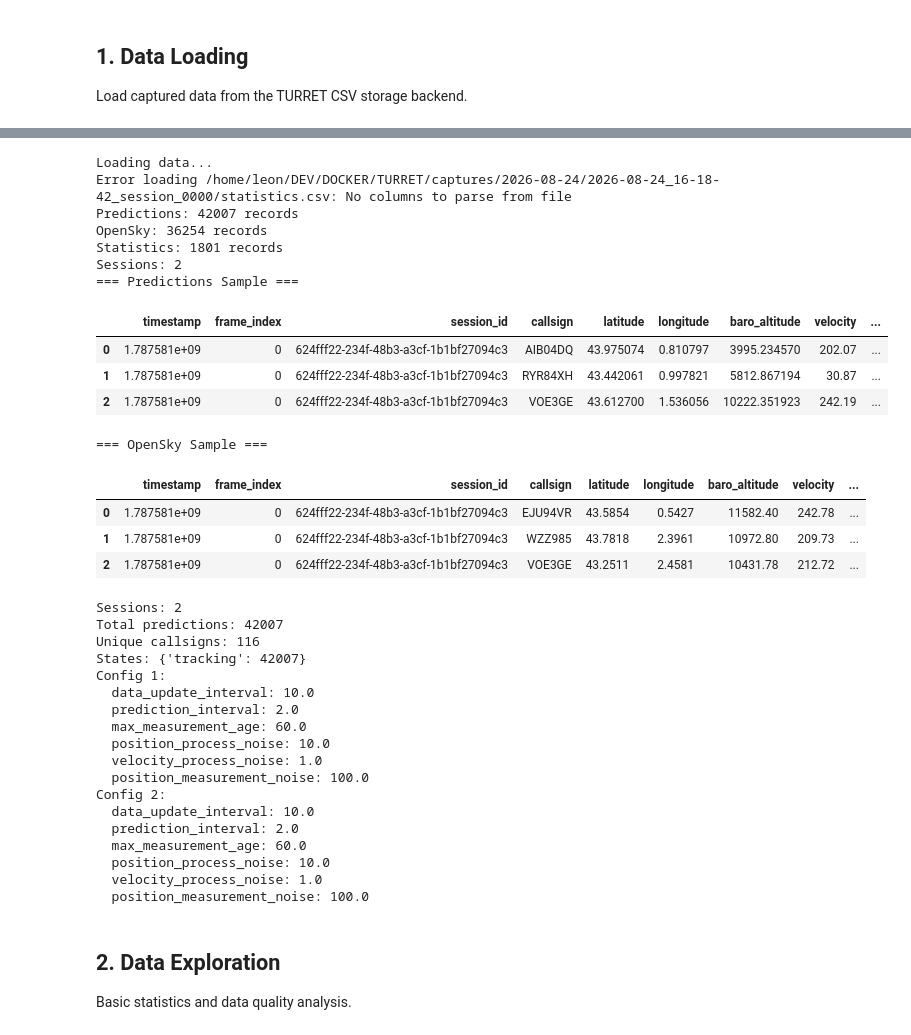
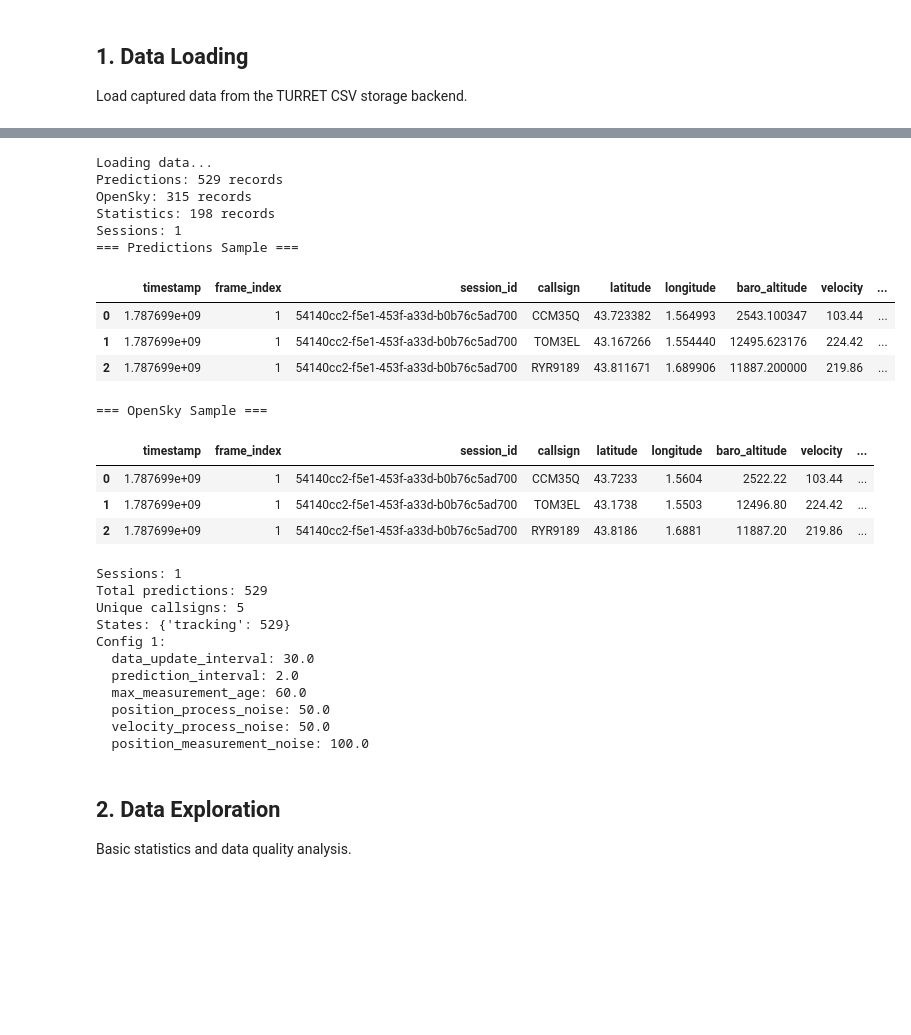
Before and after one commit to Kyustern/skycam-monorepo, a Jupyter notebook: notebooks/kalman-tuning/kalman-tuning.ipynb, the cells around one changed output, grey strips where cells are left out. Cells and saved outputs as stored; diff of their text form; code cells hidden in the pictures; blank space fills up the shorter version.

```diff
--- a/notebooks/kalman-tuning/kalman-tuning.ipynb
+++ b/notebooks/kalman-tuning/kalman-tuning.ipynb
@@ -104,36 +115,35 @@ Sessions for 2026-08-24:
 # %%
 # Load all data
 print('Loading data...')
-predictions, opensky, statistics, metadata_list = data_loader.load_all_data()
+predictions, opensky, statistics, metadata_list = data_loader.load_all_data(limit=1)
 
 print(f'Predictions: {len(predictions)} records')
 print(f'OpenSky: {len(opensky)} records')
 print(f'Statistics: {len(statistics)} records')
 print(f'Sessions: {len(metadata_list)}')
 
 # Show sample data
 print('=== Predictions Sample ===')
 display(predictions.head(3))
 
 print('=== OpenSky Sample ===')
 display(opensky.head(3))
 # %% [output]
 Loading data...
-Error loading /home/leon/DEV/DOCKER/TURRET/captures/2026-08-24/2026-08-24_16-18-42_session_0000/statistics.csv: No columns to parse from file
-Predictions: 42007 records
-OpenSky: 36254 records
-Statistics: 1801 records
-Sessions: 2
+Predictions: 529 records
+OpenSky: 315 records
+Statistics: 198 records
+Sessions: 1
 === Predictions Sample ===
 |  | timestamp | frame_index | session_id | callsign | latitude | longitude | baro_altitude | velocity | ... |
-| 0 | 1.787581e+09 | 0 | 624fff22-234f-48b3-a3cf-1b1bf27094c3 | AIB04DQ | 43.975074 | 0.810797 | 3995.234570 | 202.07 | ... |
-| 1 | 1.787581e+09 | 0 | 624fff22-234f-48b3-a3cf-1b1bf27094c3 | RYR84XH | 43.442061 | 0.997821 | 5812.867194 | 30.87 | ... |
-| 2 | 1.787581e+09 | 0 | 624fff22-234f-48b3-a3cf-1b1bf27094c3 | VOE3GE | 43.612700 | 1.536056 | 10222.351923 | 242.19 | ... |
+| 0 | 1.787699e+09 | 1 | 54140cc2-f5e1-453f-a33d-b0b76c5ad700 | CCM35Q | 43.723382 | 1.564993 | 2543.100347 | 103.44 | ... |
+| 1 | 1.787699e+09 | 1 | 54140cc2-f5e1-453f-a33d-b0b76c5ad700 | TOM3EL | 43.167266 | 1.554440 | 12495.623176 | 224.42 | ... |
+| 2 | 1.787699e+09 | 1 | 54140cc2-f5e1-453f-a33d-b0b76c5ad700 | RYR9189 | 43.811671 | 1.689906 | 11887.200000 | 219.86 | ... |
 === OpenSky Sample ===
 |  | timestamp | frame_index | session_id | callsign | latitude | longitude | baro_altitude | velocity | ... |
-| 0 | 1.787581e+09 | 0 | 624fff22-234f-48b3-a3cf-1b1bf27094c3 | EJU94VR | 43.5854 | 0.5427 | 11582.40 | 242.78 | ... |
-| 1 | 1.787581e+09 | 0 | 624fff22-234f-48b3-a3cf-1b1bf27094c3 | WZZ985 | 43.7818 | 2.3961 | 10972.80 | 209.73 | ... |
-| 2 | 1.787581e+09 | 0 | 624fff22-234f-48b3-a3cf-1b1bf27094c3 | VOE3GE | 43.2511 | 2.4581 | 10431.78 | 212.72 | ... |
+| 0 | 1.787699e+09 | 1 | 54140cc2-f5e1-453f-a33d-b0b76c5ad700 | CCM35Q | 43.7233 | 1.5604 | 2522.22 | 103.44 | ... |
+| 1 | 1.787699e+09 | 1 | 54140cc2-f5e1-453f-a33d-b0b76c5ad700 | TOM3EL | 43.1738 | 1.5503 | 12496.80 | 224.42 | ... |
+| 2 | 1.787699e+09 | 1 | 54140cc2-f5e1-453f-a33d-b0b76c5ad700 | RYR9189 | 43.8186 | 1.6881 | 11887.20 | 219.86 | ... |
 # %%
 # Get combined summary
 summary = data_loader.get_combined_summary(predictions, opensky, statistics, metadata_list)
@@ -149,21 +159,14 @@ for i, config in enumerate(summary['kalman_configs']):
     for k, v in config.items():
         print(f'  {k}: {v}')
 # %% [output]
-Sessions: 2
-Total predictions: 42007
-Unique callsigns: 116
-States: {'tracking': 42007}
+Sessions: 1
+Total predictions: 529
+Unique callsigns: 5
+States: {'tracking': 529}
 Config 1:
-  data_update_interval: 10.0
+  data_update_interval: 30.0
   prediction_interval: 2.0
   max_measurement_age: 60.0
-  position_process_noise: 10.0
-  velocity_process_noise: 1.0
+  position_process_noise: 50.0
+  velocity_process_noise: 50.0
   position_measurement_noise: 100.0
-Config 2:
-  data_update_interval: 10.0
-  prediction_interval: 2.0
-  max_measurement_age: 60.0
-  position_process_noise: 10.0
-  velocity_process_noise: 1.0
-  position_measurement_noise: 100.0
```
Also changed, not shown: parts of 24 cells of this notebook, 8 other files.
